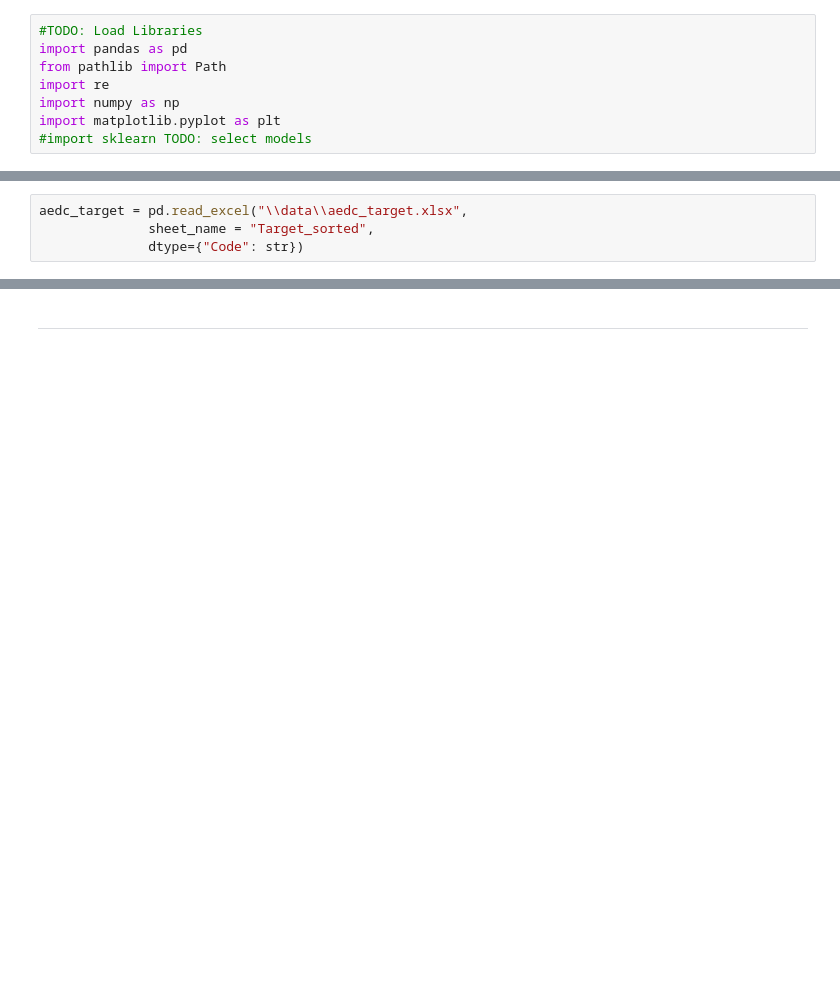
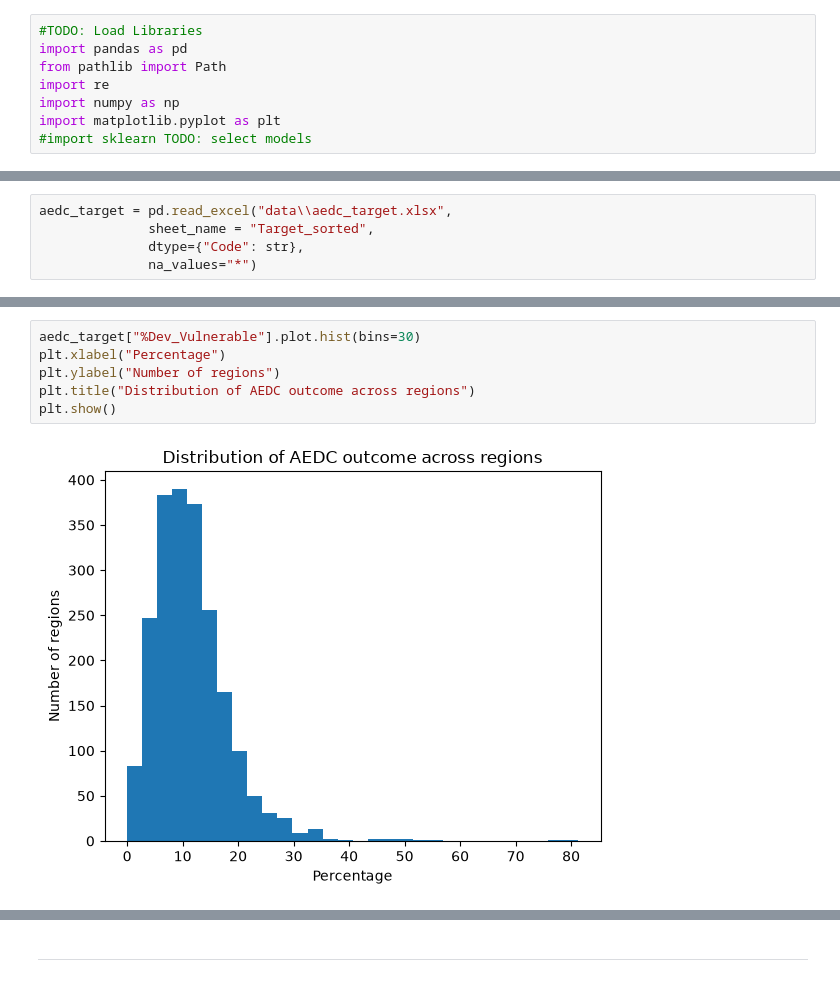
Before and after one commit to beansOnToads/COSC2816_s4054011_Ind_A1_P1, a Jupyter notebook: s4054011.ipynb, the cells around one changed output, grey strips where cells are left out. Saved outputs shown, nothing was run; the diff lists cells and outputs as text; blank space fills up the shorter version.

Commit message:
visualise target distribution

```diff
--- a/s4054011.ipynb
+++ b/s4054011.ipynb
@@ -15,4 +18,5 @@ import matplotlib.pyplot as plt
 # %%
-aedc_target = pd.read_excel("\\data\\aedc_target.xlsx",
+aedc_target = pd.read_excel("data\\aedc_target.xlsx",
               sheet_name = "Target_sorted",
-              dtype={"Code": str})
+              dtype={"Code": str},
+              na_values="*")
@@ -20,0 +40,8 @@ FileNotFoundError: [Errno 2] No such file or directory: '\\data\\AEDC target.xls
+# %%
+aedc_target["%Dev_Vulnerable"].plot.hist(bins=30)
+plt.xlabel("Percentage")
+plt.ylabel("Number of regions")
+plt.title("Distribution of AEDC outcome across regions")
+plt.show()
+# %% [output]
+[figure, added]
```
Also changed, not shown: parts of 5 cells of this notebook.
